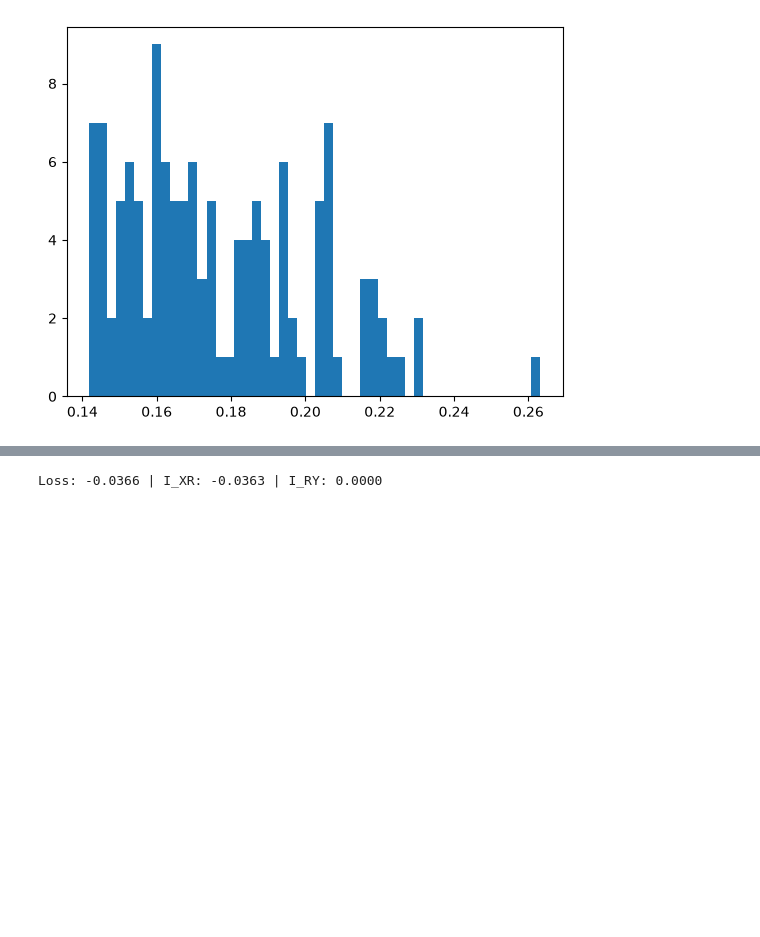
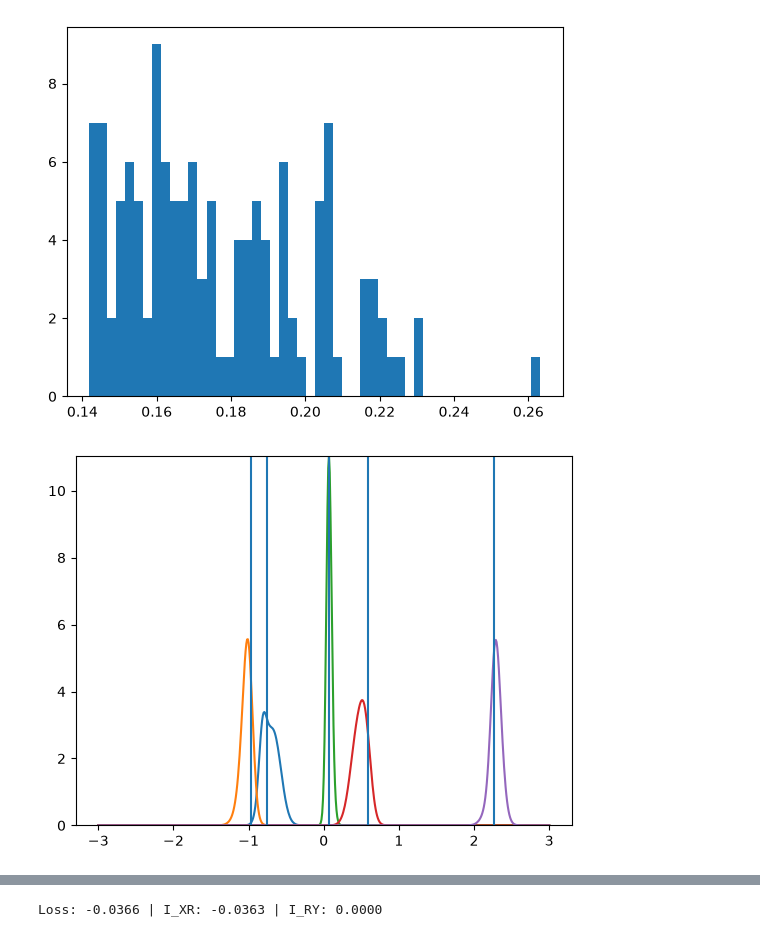
Before and after one commit to jacobaparker/behavioral_data_reanalyses_IB, a Jupyter notebook: Tavoni_Complexity/continuous_IB.ipynb, the cells around one changed output, grey strips where cells are left out. Drawn from its saved outputs; the diff is of its cells as text; code cells hidden in the pictures; blank space fills up the shorter version.

```diff
--- a/Tavoni_Complexity/continuous_IB.ipynb
+++ b/Tavoni_Complexity/continuous_IB.ipynb
@@ -1532,0 +1565,35 @@ plt.hist(std, bins=50)
+# %%
+observation_sd=torch.tensor(0.1)
+source_mean=torch.tensor(0.0)
+source_sd=torch.tensor(1.0)
+observation_var=observation_sd**2
+source_var=source_sd**2
+hazard_rate=torch.tensor(0.1)
+T=10
+B=5
+
+observation_array, source_array = gaussian_change_point_process(
+    T=T,
+    B=B,
+    hazard=hazard_rate,
+    emission_cov=observation_sd[None,None]**2,
+    source_mean=source_mean[None],
+    source_cov=source_sd[None,None]**2,
+    # end_Y=torch.tensor([0.])
+)
+
+observation_array = observation_array.reshape(B,T)
+source_array = source_array.reshape(B,T)
+# %%
+dy = 0.01
+y = torch.arange(-3,3+dy,dy)
+f_ygx = f_source_g_observations(y, observation_array,observation_var=observation_sd**2,source_mean=source_mean,source_var=source_sd**2,hazard_rate=hazard_rate)
+# %%
+cmap = plt.get_cmap("tab10")
+plt.plot(y.repeat(f_ygx.shape[0],1).T, f_ygx.T)
+ylim = [0, f_ygx.max().item()]
+plt.vlines(source_array[:,-1],0,ylim[1])
+plt.ylim(ylim)
+plt.show()
+# %% [output]
+[figure, added]
```
Also changed, not shown: parts of 14 cells of this notebook.
